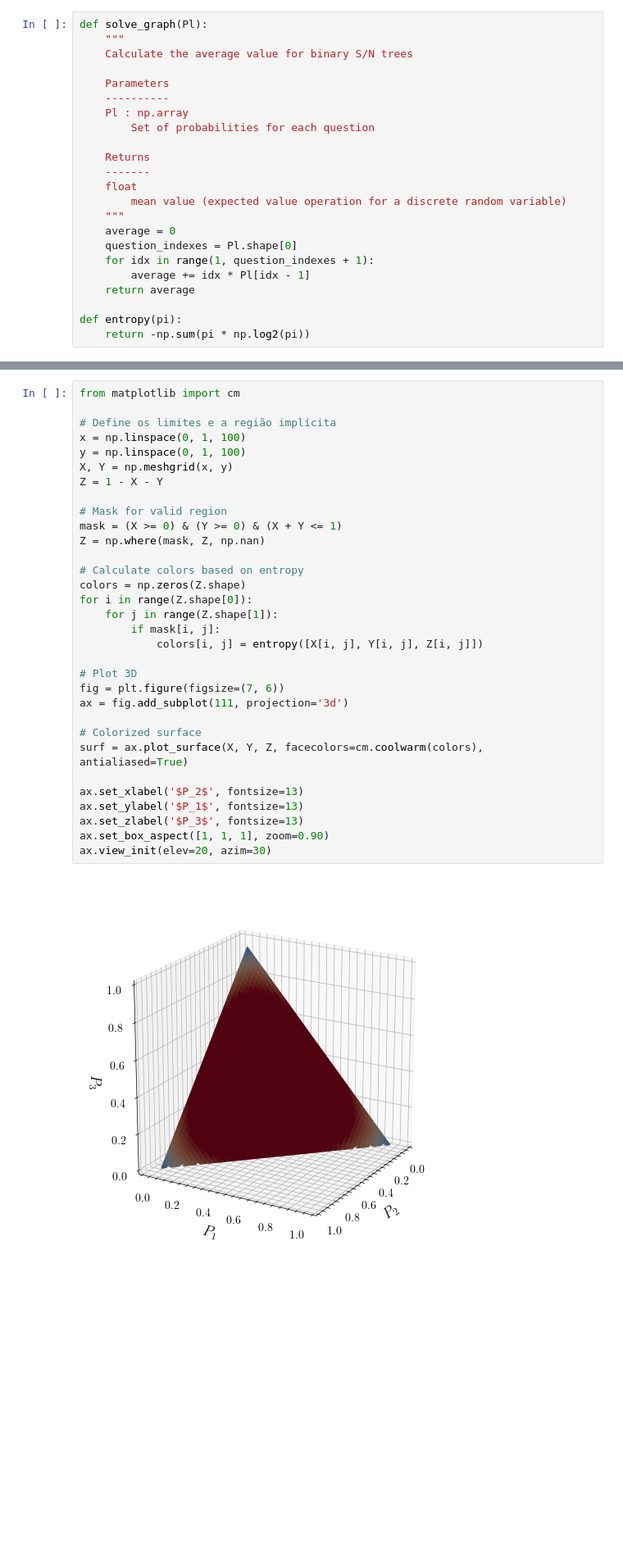
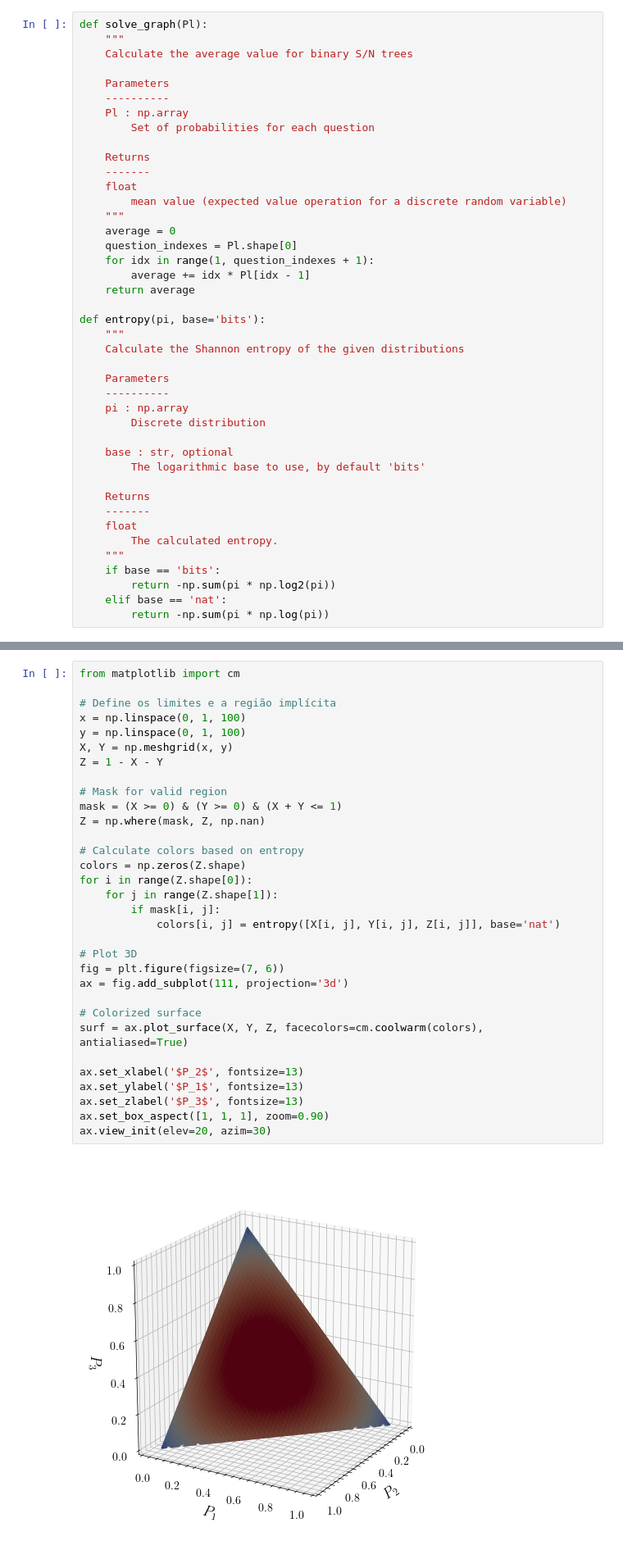
Before and after one commit to silasabs/TIC, a Jupyter notebook: 1. Intro Entropy.ipynb, the cells around one changed output, grey strips where cells are left out. Shown: that part at 82% size. Cells and saved outputs as stored; diff of their text form; blank space fills up the shorter version.

```diff
--- a/1. Intro Entropy.ipynb
+++ b/1. Intro Entropy.ipynb
@@ -51,8 +51,27 @@ def solve_graph(Pl):
         average += idx * Pl[idx - 1]
     return average
 
-def entropy(pi):
-    return -np.sum(pi * np.log2(pi))
+def entropy(pi, base='bits'):
+    """
+    Calculate the Shannon entropy of the given distributions
+
+    Parameters
+    ----------
+    pi : np.array
+        Discrete distribution
+
+    base : str, optional
+        The logarithmic base to use, by default 'bits'
+
+    Returns
+    -------
+    float
+        The calculated entropy.
+    """
+    if base == 'bits':
+        return -np.sum(pi * np.log2(pi))
+    elif base == 'nat':
+        return -np.sum(pi * np.log(pi))
 # %% [markdown]
 ### Problem 01
 # %% [markdown]
@@ -147,35 +166,35 @@ from matplotlib import cm
 
 # Define os limites e a região implícita
 x = np.linspace(0, 1, 100)
 y = np.linspace(0, 1, 100)
 X, Y = np.meshgrid(x, y)
 Z = 1 - X - Y
 
 # Mask for valid region
 mask = (X >= 0) & (Y >= 0) & (X + Y <= 1)
 Z = np.where(mask, Z, np.nan)
 
 # Calculate colors based on entropy
 colors = np.zeros(Z.shape)
 for i in range(Z.shape[0]):
     for j in range(Z.shape[1]):
         if mask[i, j]:
-            colors[i, j] = entropy([X[i, j], Y[i, j], Z[i, j]])
+            colors[i, j] = entropy([X[i, j], Y[i, j], Z[i, j]], base='nat')
 
 # Plot 3D
 fig = plt.figure(figsize=(7, 6))
 ax = fig.add_subplot(111, projection='3d')
 
 # Colorized surface
 surf = ax.plot_surface(X, Y, Z, facecolors=cm.coolwarm(colors), antialiased=True)
 
 ax.set_xlabel('$P_2$', fontsize=13)
 ax.set_ylabel('$P_1$', fontsize=13)
 ax.set_zlabel('$P_3$', fontsize=13)
 ax.set_box_aspect([1, 1, 1], zoom=0.90)
 ax.view_init(elev=20, azim=30)
 # %% [output]
-[figure, old version]
+[figure, new version]
 # %% [markdown]
 # Referências
 
```
